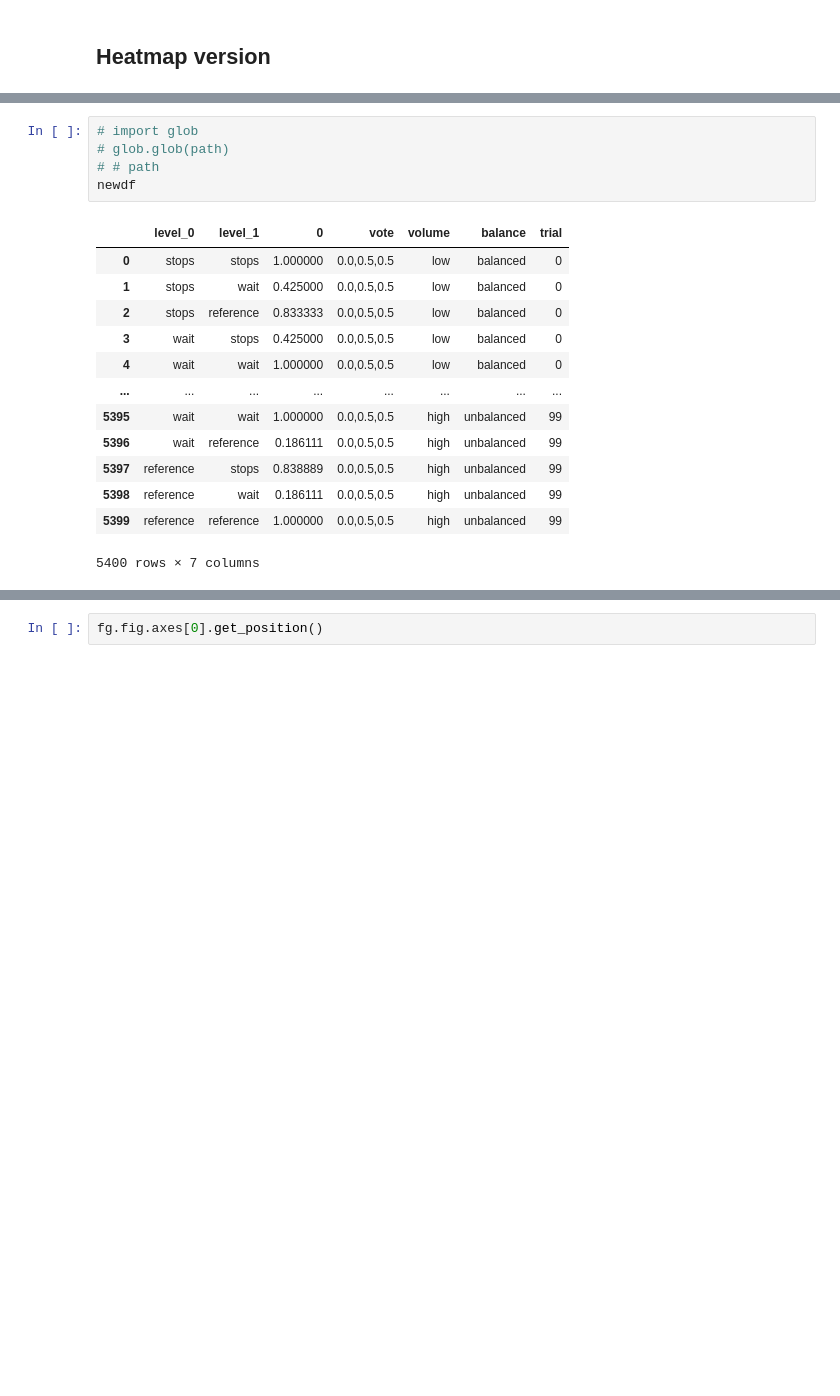
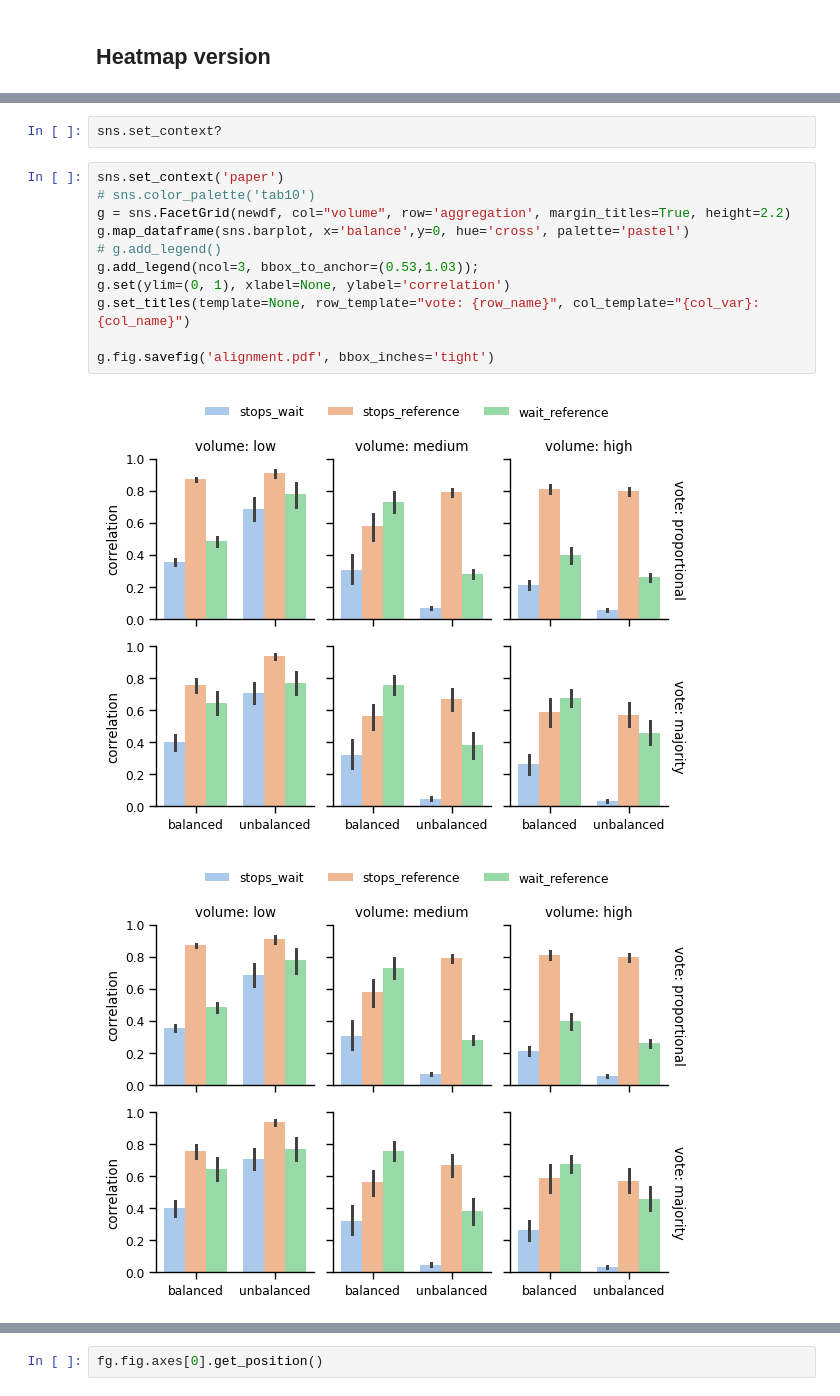
Before and after one commit to ethz-coss/intersection_switching, a Jupyter notebook: plotting.ipynb, the cells around one changed output, grey strips where cells are left out. Drawn from its saved outputs; the diff is of its cells as text; blank space fills up the shorter version.

Commit message:
plotting code

```diff
--- a/plotting.ipynb
+++ b/plotting.ipynb
@@ -355,19 +380,16 @@ newdf = pd.concat(data).reset_index(drop=True)
-# %%
-# import glob
-# glob.glob(path)
-# # path
-newdf
-# %% [output]
-|  | level_0 | level_1 | 0 | vote | volume | balance | trial |
-| 0 | stops | stops | 1.000000 | 0.0,0.5,0.5 | low | balanced | 0 |
-| 1 | stops | wait | 0.425000 | 0.0,0.5,0.5 | low | balanced | 0 |
-| 2 | stops | reference | 0.833333 | 0.0,0.5,0.5 | low | balanced | 0 |
-| 3 | wait | stops | 0.425000 | 0.0,0.5,0.5 | low | balanced | 0 |
-| 4 | wait | wait | 1.000000 | 0.0,0.5,0.5 | low | balanced | 0 |
-| ... | ... | ... | ... | ... | ... | ... | ... |
-| 5395 | wait | wait | 1.000000 | 0.0,0.5,0.5 | high | unbalanced | 99 |
-| 5396 | wait | reference | 0.186111 | 0.0,0.5,0.5 | high | unbalanced | 99 |
-| 5397 | reference | stops | 0.838889 | 0.0,0.5,0.5 | high | unbalanced | 99 |
-| 5398 | reference | wait | 0.186111 | 0.0,0.5,0.5 | high | unbalanced | 99 |
-| 5399 | reference | reference | 1.000000 | 0.0,0.5,0.5 | high | unbalanced | 99 |
-5400 rows × 7 columns
+# %%
+sns.set_context?
+# %%
+sns.set_context('paper')
+# sns.color_palette('tab10')
+g = sns.FacetGrid(newdf, col="volume", row='aggregation', margin_titles=True, height=2.2)
+g.map_dataframe(sns.barplot, x='balance',y=0, hue='cross', palette='pastel')
+# g.add_legend()
+g.add_legend(ncol=3, bbox_to_anchor=(0.53,1.03));
+g.set(ylim=(0, 1), xlabel=None, ylabel='correlation')
+g.set_titles(template=None, row_template="vote: {row_name}", col_template="{col_var}: {col_name}")
+
+g.fig.savefig('alignment.pdf', bbox_inches='tight')
+# %% [output]
+[figure, added]
+[figure, added]
```
Also changed, not shown: parts of 12 cells of this notebook, 1 other file.
